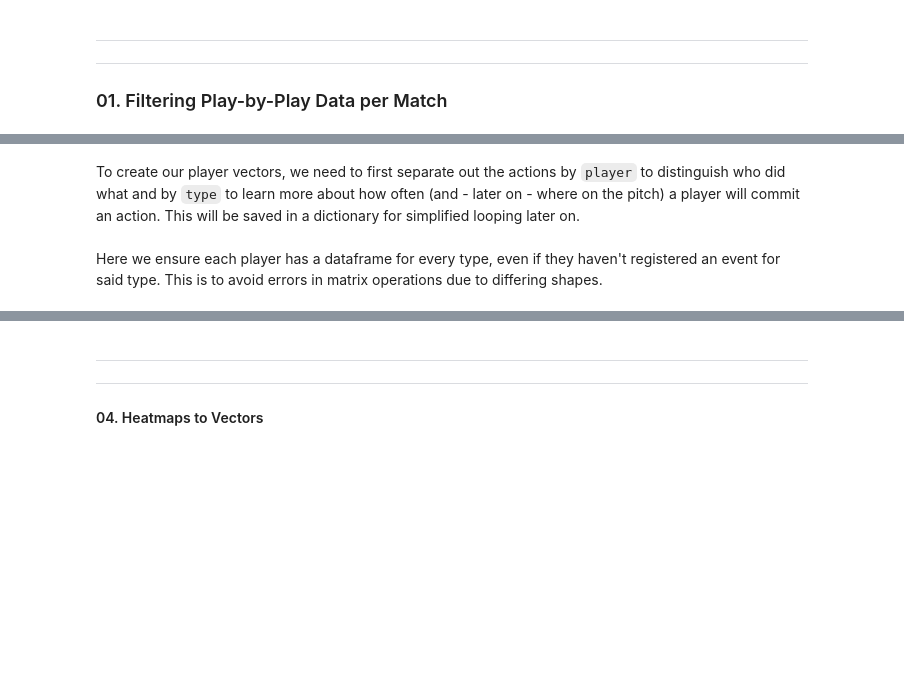
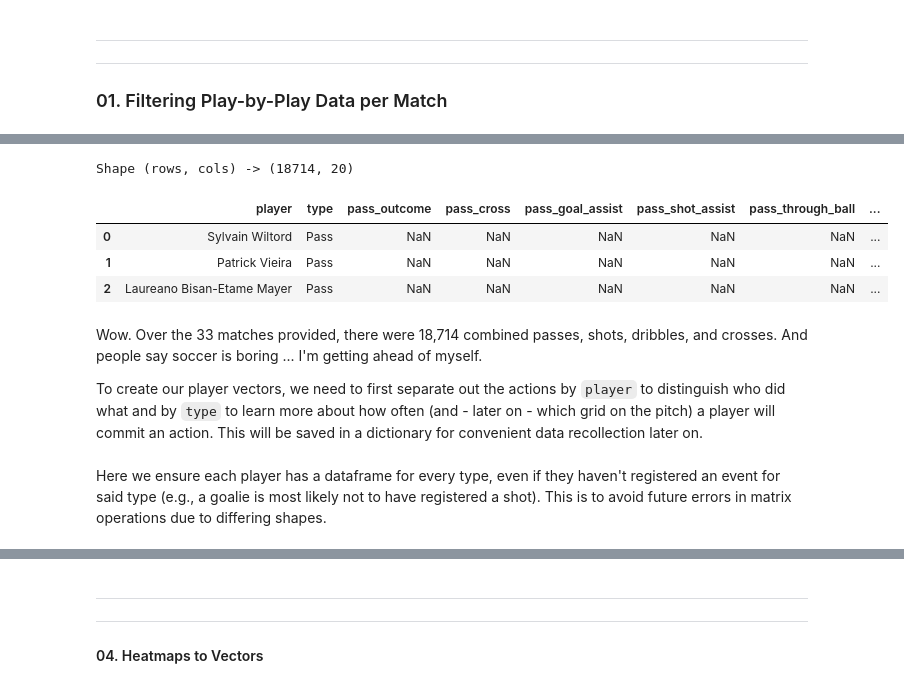
Before and after one commit to lucas-nelson-uiuc/stat430_unsupervised_project, a Jupyter notebook: soccer_project.ipynb, the cells around one changed output, grey strips where cells are left out. Cells and saved outputs as stored; diff of their text form; code cells hidden in the pictures; blank space fills up the shorter version.

```diff
--- a/soccer_project.ipynb
+++ b/soccer_project.ipynb
@@ -93,10 +129,21 @@ We'll store the results in a dataframe that contains all on-ball, offensive-orie
 # %%
 master_df = pd.concat([
-    preprocessing_events_df(sb.events(match_id=idx))
+    pf.preprocessing_events_df(sb.events(match_id=idx))
     for idx in invincibles_df['match_id']
 ]).reset_index(drop=True)
+
+print(f'Shape (rows, cols) -> {master_df.shape}')
+master_df.head(3)
+# %% [output]
+Shape (rows, cols) -> (18714, 20)
+|  | player | type | pass_outcome | pass_cross | pass_goal_assist | pass_shot_assist | pass_through_ball | ... |
+| 0 | Sylvain Wiltord | Pass | NaN | NaN | NaN | NaN | NaN | ... |
+| 1 | Patrick Vieira | Pass | NaN | NaN | NaN | NaN | NaN | ... |
+| 2 | Laureano Bisan-Etame Mayer | Pass | NaN | NaN | NaN | NaN | NaN | ... |
 # %% [markdown]
-To create our player vectors, we need to first separate out the actions by `player` to distinguish who did what and by `type` to learn more about how often (and - later on - where on the pitch) a player will commit an action. This will be saved in a dictionary for simplified looping later on.
+Wow. Over the 33 matches provided, there were 18,714 combined passes, shots, dribbles, and crosses. And people say soccer is boring ... I'm getting ahead of myself.
+
+To create our player vectors, we need to first separate out the actions by `player` to distinguish who did what and by `type` to learn more about how often (and - later on - which grid on the pitch) a player will commit an action. This will be saved in a dictionary for convenient data recollection later on.
 # %%
 grouped_df = master_df.drop(columns='match_id').groupby(['player', 'type'])
 # %%
@@ -105,7 +152,7 @@ player_dict = {player : dict() for player in master_df['player'].unique()}
 for player_type, type_df in grouped_df:
     player_dict[player_type[0]][player_type[1]] = type_df
 # %% [markdown]
-Here we ensure each player has a dataframe for every type, even if they haven't registered an event for said type. This is to avoid errors in matrix operations due to differing shapes.
+Here we ensure each player has a dataframe for every type, even if they haven't registered an event for said type (e.g., a goalie is most likely not to have registered a shot). This is to avoid future errors in matrix operations due to differing shapes.
 # %%
 for player in player_dict:
     for action in ['Pass', 'Shot', 'Dribble', 'Cross']:
```
Also changed, not shown: parts of 72 cells of this notebook, 1 other file.
